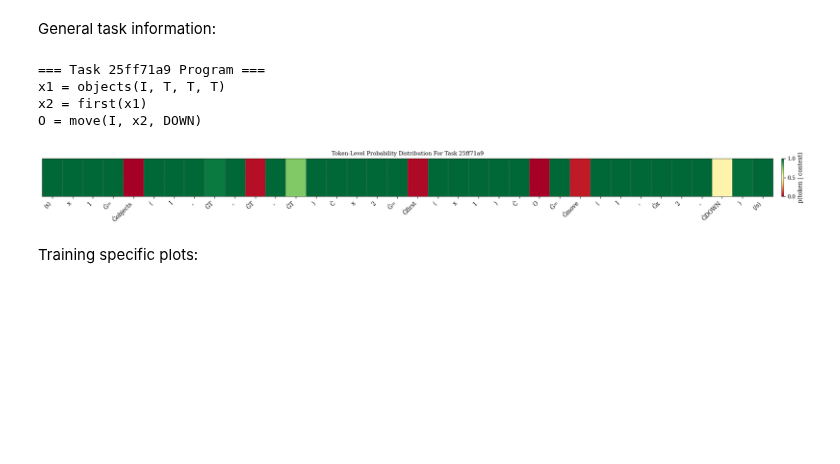
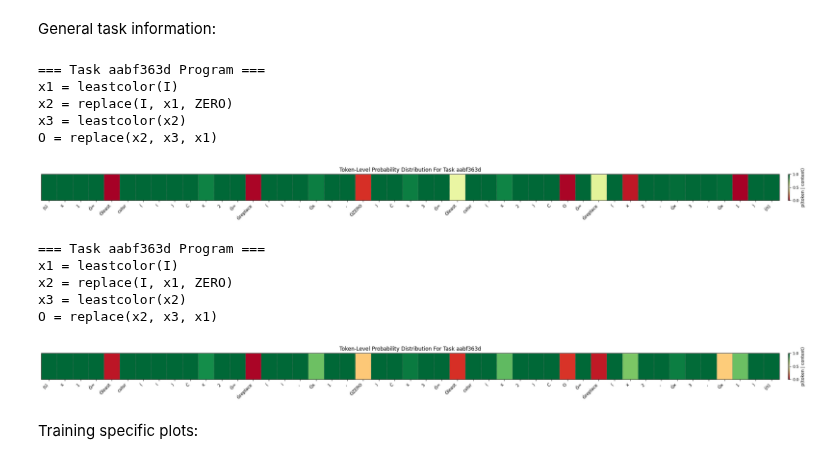
Before and after one commit to MGWSimpson/AlphaARC, a Jupyter notebook: analysis/arc_llm_analysis.ipynb, the cells around one changed output. Cells and saved outputs as stored; diff of their text form; code cells hidden in the pictures; blank space fills up the shorter version.

```diff
--- a/analysis/arc_llm_analysis.ipynb
+++ b/analysis/arc_llm_analysis.ipynb
@@ -60,46 +61,55 @@ def compute_logits(task, model, ):
 
     return tokens, p_token
 
+
+
 def output_correct_token_probs(task_id, tokens, p_token):
     fig, ax = plt.subplots(figsize=(len(tokens) * 0.6, 2))
     im = ax.imshow(np.array([p_token]), aspect="auto", cmap="RdYlGn", vmin=0, vmax=1)
 
     display_tokens = [t.replace("<s>", "⟨s⟩").replace("</s>", "⟨/s⟩") for t in tokens]
 
     ax.set_yticks([])
     ax.set_xticks(range(len(tokens)))
     ax.set_xticklabels(display_tokens, rotation=45, ha="right", fontsize=10)
 
     ax.set_xticks(np.arange(-.5, len(tokens), 1), minor=True)
     ax.grid(which='minor', color='gray', linestyle='--', linewidth=0.5)
     ax.tick_params(axis='x', which='minor', bottom=False)
 
     # Colorbar
     cbar = plt.colorbar(im, ax=ax, pad=0.01)
     cbar.set_label("p(token | context)", fontsize=10)
     cbar.ax.tick_params(labelsize=9)
 
     plt.title(f"Token-Level Probability Distribution For Task {task_id}")
     plt.tight_layout()
     plt.show()
 
-def generate_task_level_analysis(task_id, model_path='../finetune-checkpoint/dev-checkpoint'):
+def generate_task_level_analysis(task_id, model_path='../finetune/2025-05-27_17-42-37/checkpoint-1100'):
     task = Task.from_json(f'../data/training/{task_id}.json')
     model = T5ForConditionalGeneration.from_pretrained(model_path)
     output_program_lines(task)
     tokens, p_token = compute_logits(task, model)
     output_correct_token_probs(task.task_key, tokens, p_token)
 
-    # compute entropies of correct ones.
 
-
-generate_task_level_analysis(validation_tasks[8])
+task = validation_tasks[14 ]
+generate_task_level_analysis(task, model_path='../finetune-checkpoint/dev-checkpoint')
+generate_task_level_analysis(task, model_path='../finetune/2025-05-27_17-42-37/checkpoint-1650')
 # %% [output]
-=== Task 25ff71a9 Program ===
-x1 = objects(I, T, T, T)
-x2 = first(x1)
-O = move(I, x2, DOWN)
+=== Task aabf363d Program ===
+x1 = leastcolor(I)
+x2 = replace(I, x1, ZERO)
+x3 = leastcolor(x2)
+O = replace(x2, x3, x1)
-[figure, old version]
+[figure, new version]
+=== Task aabf363d Program ===
+x1 = leastcolor(I)
+x2 = replace(I, x1, ZERO)
+x3 = leastcolor(x2)
+O = replace(x2, x3, x1)
+[figure, added]
 # %% [markdown]
 Training specific plots:
 # %% [markdown]
```
Also changed, not shown: parts of 6 cells of this notebook, 10 other files.
